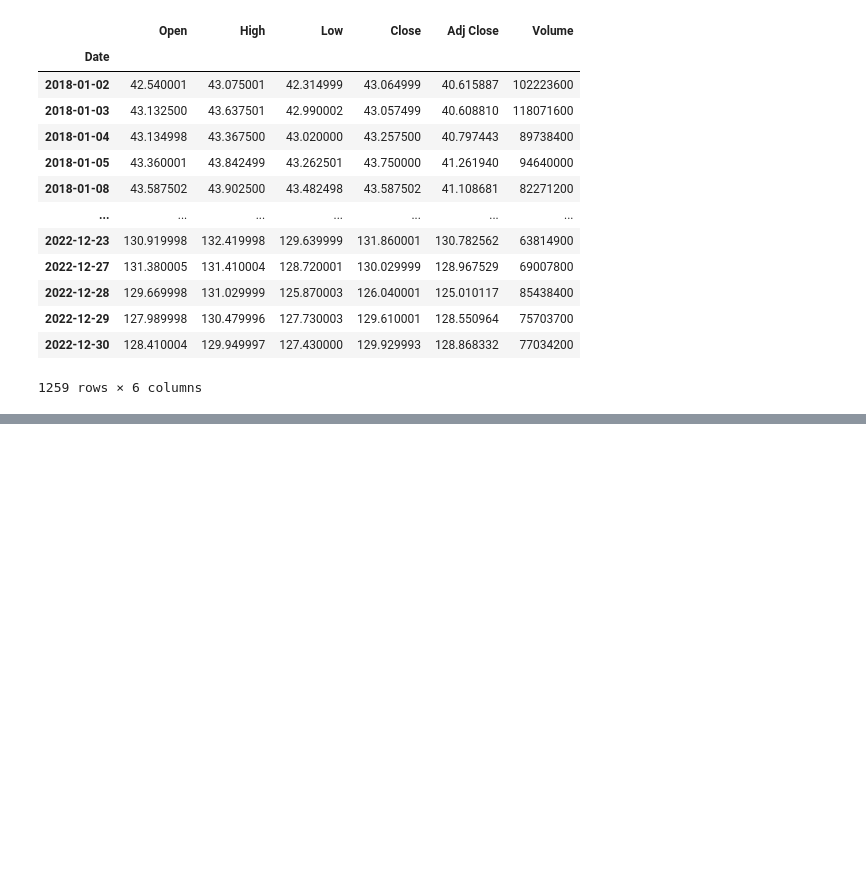
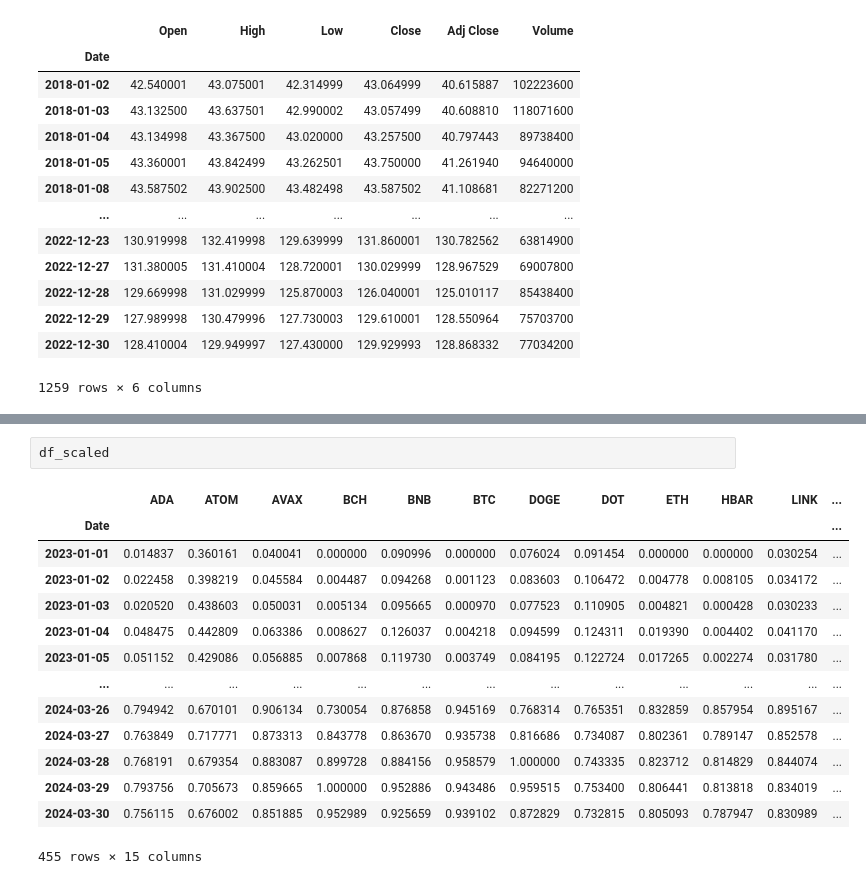
Before and after one commit to Deadeye111/fhgr-cds-305-trading-bot, a Jupyter notebook: Visuals/visuals.ipynb, the cells around one changed output, grey strips where cells are left out. Cells and saved outputs as stored; diff of their text form; blank space fills up the shorter version.

```diff
--- a/Visuals/visuals.ipynb
+++ b/Visuals/visuals.ipynb
@@ -40,0 +110,17 @@ aapl
+# %%
+df_scaled
+# %% [output]
+|  | ADA | ATOM | AVAX | BCH | BNB | BTC | DOGE | DOT | ETH | HBAR | LINK | ... |
+| Date |  |  |  |  |  |  |  |  |  |  |  | ... |
+| 2023-01-01 | 0.014837 | 0.360161 | 0.040041 | 0.000000 | 0.090996 | 0.000000 | 0.076024 | 0.091454 | 0.000000 | 0.000000 | 0.030254 | ... |
+| 2023-01-02 | 0.022458 | 0.398219 | 0.045584 | 0.004487 | 0.094268 | 0.001123 | 0.083603 | 0.106472 | 0.004778 | 0.008105 | 0.034172 | ... |
+| 2023-01-03 | 0.020520 | 0.438603 | 0.050031 | 0.005134 | 0.095665 | 0.000970 | 0.077523 | 0.110905 | 0.004821 | 0.000428 | 0.030233 | ... |
+| 2023-01-04 | 0.048475 | 0.442809 | 0.063386 | 0.008627 | 0.126037 | 0.004218 | 0.094599 | 0.124311 | 0.019390 | 0.004402 | 0.041170 | ... |
+| 2023-01-05 | 0.051152 | 0.429086 | 0.056885 | 0.007868 | 0.119730 | 0.003749 | 0.084195 | 0.122724 | 0.017265 | 0.002274 | 0.031780 | ... |
+| ... | ... | ... | ... | ... | ... | ... | ... | ... | ... | ... | ... | ... |
+| 2024-03-26 | 0.794942 | 0.670101 | 0.906134 | 0.730054 | 0.876858 | 0.945169 | 0.768314 | 0.765351 | 0.832859 | 0.857954 | 0.895167 | ... |
+| 2024-03-27 | 0.763849 | 0.717771 | 0.873313 | 0.843778 | 0.863670 | 0.935738 | 0.816686 | 0.734087 | 0.802361 | 0.789147 | 0.852578 | ... |
+| 2024-03-28 | 0.768191 | 0.679354 | 0.883087 | 0.899728 | 0.884156 | 0.958579 | 1.000000 | 0.743335 | 0.823712 | 0.814829 | 0.844074 | ... |
+| 2024-03-29 | 0.793756 | 0.705673 | 0.859665 | 1.000000 | 0.952886 | 0.943486 | 0.959515 | 0.753400 | 0.806441 | 0.813818 | 0.834019 | ... |
+| 2024-03-30 | 0.756115 | 0.676002 | 0.851885 | 0.952989 | 0.925659 | 0.939102 | 0.872829 | 0.732815 | 0.805093 | 0.787947 | 0.830989 | ... |
+455 rows × 15 columns
```
Also changed, not shown: parts of 9 cells of this notebook, 1 other file.
